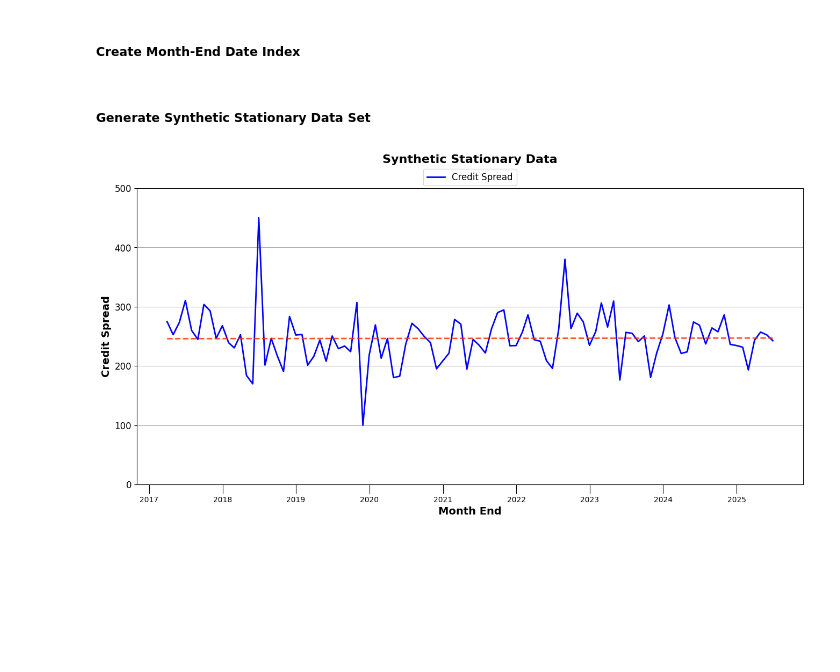
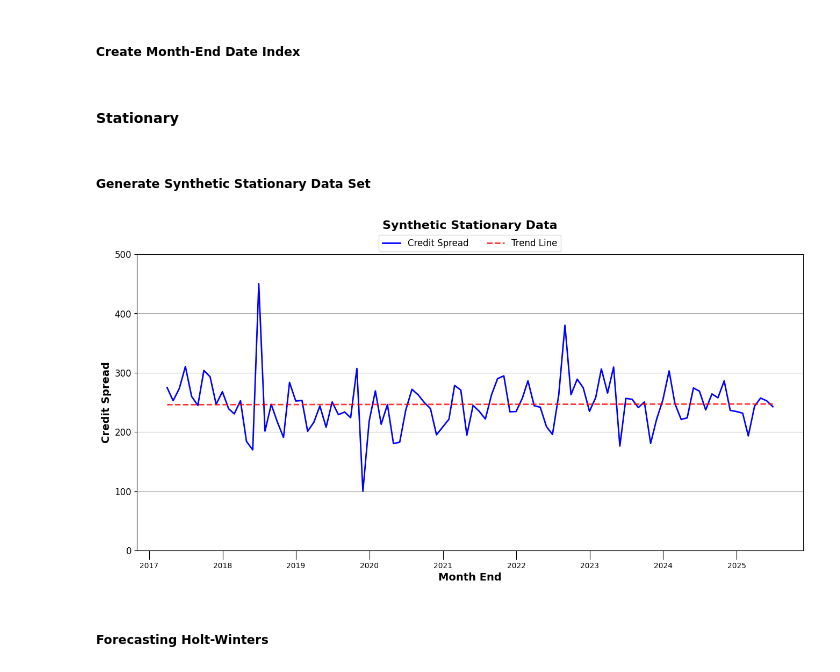
Before and after one commit to imoore99/arima_sarima, a Jupyter notebook: arima_sarima_forecasting.ipynb, the cells around one changed output. Cells and saved outputs as stored; diff of their text form; code cells hidden in the pictures; blank space fills up the shorter version.

Commit message:
HW and arima code is outlined. Moving on to Sarima.

```diff
--- a/arima_sarima_forecasting.ipynb
+++ b/arima_sarima_forecasting.ipynb
@@ -98,3 +199,41 @@ def split_data(dataset_input, data_col, test_size):
+# %%
+def plot_data(data, col, yticks, colors, title, ylabel,
+                trend_line=False, hw = False, arima=False):
+
+    # Plot Credit Spread Data
+    fig, ax = plt.subplots(figsize=(16,8))
+
+
+    ax.plot(data.index, data['{}'.format(col)], linewidth=2, color=colors[0], label="{}".format(ylabel))
+
+    if trend_line == True:
+        # Add trend line
+        lr = linear_regression(data, col)
+        ax.plot(data.index, lr, linestyle = "--", color= colors[1], alpha=0.8, linewidth=2, label = "Trend Line")
+
+    if hw == True:
+        ax.plot(data.index, data['hw_train'], linestyle="--", color=colors[2], alpha=0.8, linewidth=3, label="HW Fit")
+        ax.plot(data.index, data['hw_forecast'], linestyle="dotted", color=colors[3], alpha=0.8, linewidth=3, label="HW Forecast")
+
+    if arima == True:
+        ax.plot(data.index, data['arima_train'], linestyle="--", color=colors[2], alpha=0.8, linewidth=3, label="ARIMA Fit")
+        ax.plot(data.index, data['arima_forecast'], linestyle="dotted", color=colors[3], alpha=0.8, linewidth=3, label="ARIMA Forecast")
+
+    ax.set_ylabel(ylabel, fontsize=14, fontweight='bold')
+    ax.set_xlabel('Month End', fontsize=14, fontweight='bold')
+    ax.set_yticks(yticks, yticks, fontsize=12)
+    ax.tick_params(axis='x', size=12)
+
+    # Position legend between title and plot
+    plt.title(title, size=16, fontweight='bold', pad=34)  # Add pad for spacing
+    plt.legend(bbox_to_anchor=(0.5, 1.08), loc='upper center', ncol=6, fontsize=12)
+    plt.subplots_adjust(top=0.80)  # Make more room at the top
+    plt.ylim(min(yticks)-(min(yticks)*.05), max(yticks))
+
+    # Add Y-axis grid lines
+    plt.grid(axis='y')
+
+    plt.show();
 # %% [markdown]
 ##### Create Month-End Date Index
 # %%
@@ -107,6 +246,8 @@ start_date = end_date-relativedelta(months=99)
 # Generate the range of month-end dates
 # The 'M' frequency alias specifies month-end dates
 month_end_dates = pd.date_range(start=start_date, end=end_date, freq='ME')
+# %% [markdown]
+#### Stationary
 # %% [markdown]
 ##### Generate Synthetic Stationary Data Set
 # %%
@@ -137,9 +278,11 @@ stationary = stationary.set_index('me_dates')
 # %%
 # Plot Ccomponents
 title = "Synthetic Stationary Data"
 yticks = [0, 100, 200, 300, 400, 500]
-colors= ["Blue", "#ff2600", "#ff6700", "#ff8d00", "#ffac00", "#ffc800"]
+colors= ["Blue", "red", "#ff2600", "#ff6700", "#ff8d00", "#ffac00", "#ffc800"]
 
 plot_data(stationary, 'data', yticks, colors, title, 'Credit Spread', trend_line=True)
 # %% [output]
-[figure, old version]
+[figure, new version]
+# %% [markdown]
+##### Forecasting Holt-Winters
```
Also changed, not shown: parts of 26 cells of this notebook.
